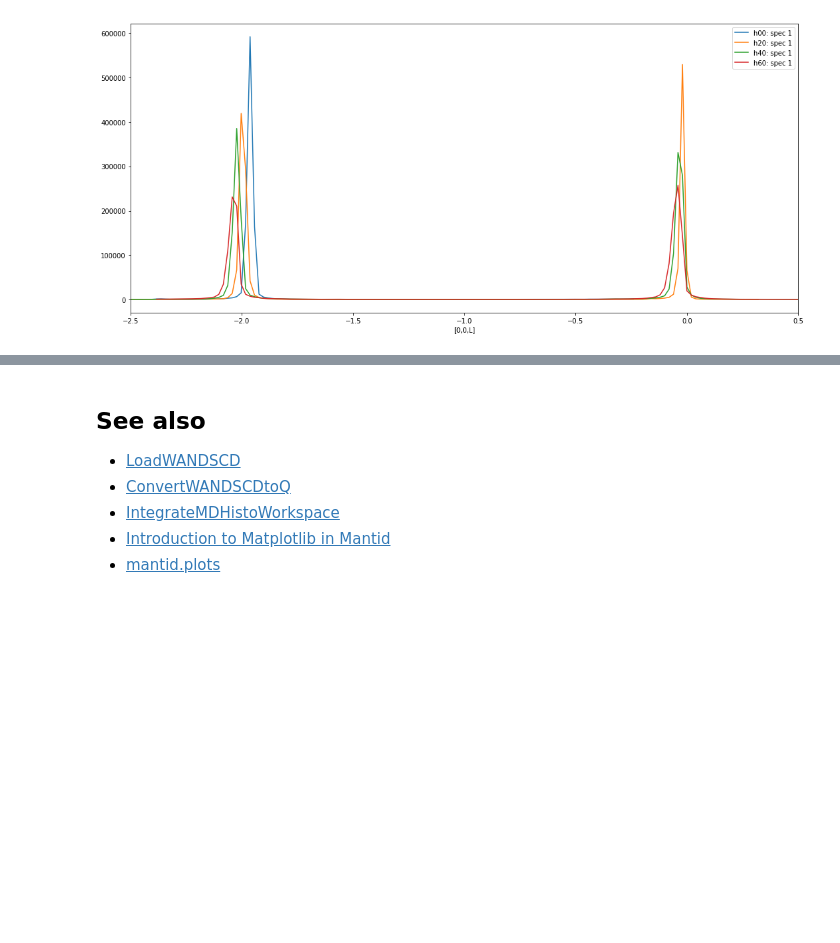
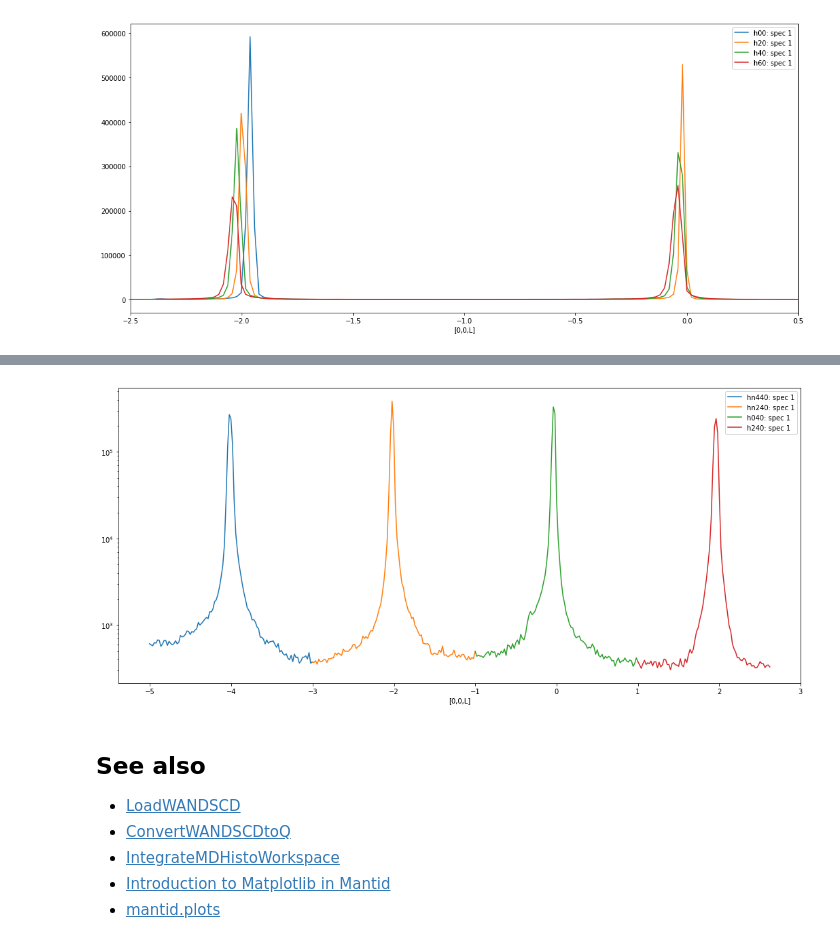
Before and after one commit to rosswhitfield/wand, a Jupyter notebook: notebooks/Single Crystal Reduction - NaCl.ipynb, the cells around one changed output, grey strips where cells are left out. Cells and saved outputs as stored; diff of their text form; code cells hidden in the pictures; blank space fills up the shorter version.

```diff
--- a/notebooks/Single Crystal Reduction - NaCl.ipynb
+++ b/notebooks/Single Crystal Reduction - NaCl.ipynb
@@ -226,3 +284,23 @@ ax.set_xlim(-2.5,0.5)
+# %%
+h240 = IntegrateMDHistoWorkspace('HKL',P1Bin=[-0.1,0.1],P2Bin=[3.9,4.1],P3Bin=[1,0,3])
+h240 = ConvertMDHistoToMatrixWorkspace(h240)
+h040 = IntegrateMDHistoWorkspace('HKL',P1Bin=[-0.1,0.1],P2Bin=[3.9,4.1],P3Bin=[-1,0,1])
+h040 = ConvertMDHistoToMatrixWorkspace(h040)
+hn240 = IntegrateMDHistoWorkspace('HKL',P1Bin=[-0.1,0.1],P2Bin=[3.9,4.1],P3Bin=[-3,0,-1])
+hn240 = ConvertMDHistoToMatrixWorkspace(hn240)
+hn440 = IntegrateMDHistoWorkspace('HKL',P1Bin=[-0.1,0.1],P2Bin=[3.9,4.1],P3Bin=[-5,0,-3])
+hn440 = ConvertMDHistoToMatrixWorkspace(hn440)
+# %%
+plt.rcParams['figure.figsize'] = [18, 8]
+fig, ax = plt.subplots(subplot_kw={'projection':'mantid'})
+ax.plot(hn440)
+ax.plot(hn240)
+ax.plot(h040)
+ax.plot(h240)
+ax.legend()
+ax.set_yscale('log')
+# %% [output]
+[figure, added]
 # %% [markdown]
 ## See also
 
```
Also changed, not shown: parts of 7 cells of this notebook.
